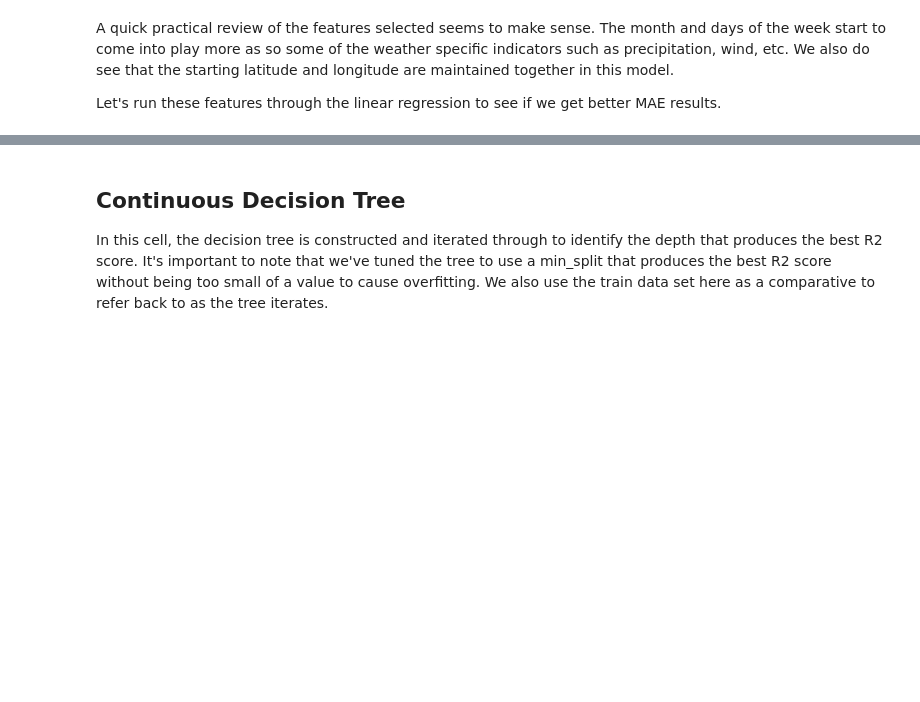
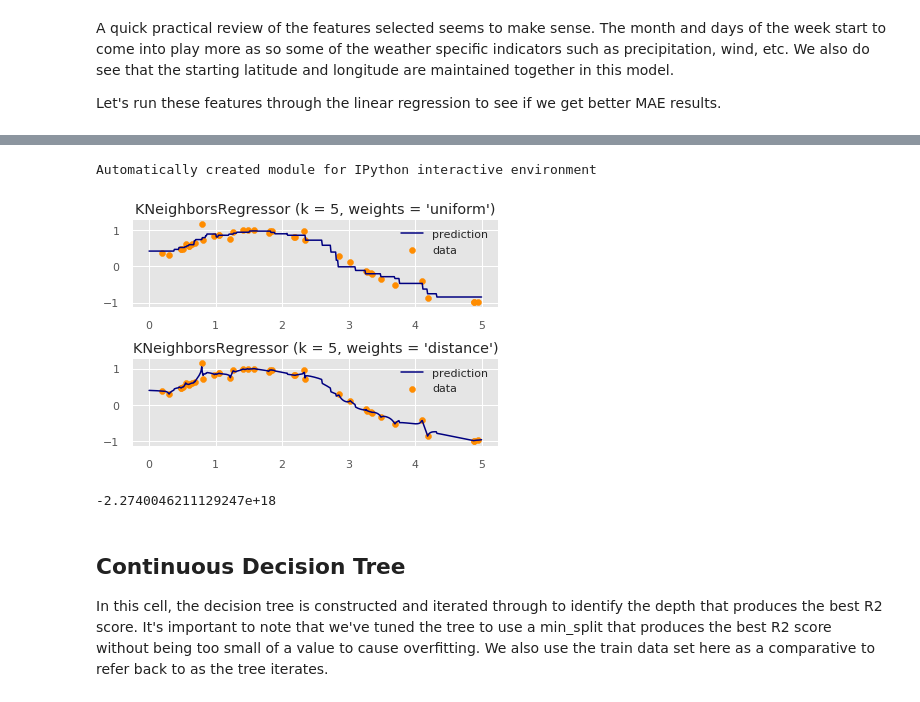
Before and after one commit to jbcroom/DS7331ProjectRepo, a Jupyter notebook: Project 2/JB_AR_BC_SO_Project_2.ipynb, the cells around one changed output, grey strips where cells are left out. Saved outputs shown, nothing was run; the diff lists cells and outputs as text; code cells hidden in the pictures; blank space fills up the shorter version.

Commit message:
Updates
Added correction for regression
Added KNRegression code

```diff
--- a/Project 2/JB_AR_BC_SO_Project_2.ipynb
+++ b/Project 2/JB_AR_BC_SO_Project_2.ipynb
@@ -1527,3 +1603,56 @@ MAE is still poor compared to the original model. Let's look at other models for
+# %%
+print(__doc__)
+
+# Author: Alexandre Gramfort <alexandre.gramfort@inria.fr>
+#         Fabian Pedregosa <fabian.pedregosa@inria.fr>
+#
+# License: BSD 3 clause (C) INRIA
+
+
+# #############################################################################
+# Generate sample data
+import numpy as np
+import matplotlib.pyplot as plt
+from sklearn import neighbors
+
+np.random.seed(0)
+X = np.sort(5 * np.random.rand(40, 1), axis=0)
+T = np.linspace(0, 5, 500)[:, np.newaxis]
+y = np.sin(X).ravel()
+
+X = np.sort(5 * np.random.rand(40, 1), axis=0)
+T = np.linspace(0, 5, 500)[:, np.newaxis]
+y = np.sin(X).ravel()
+
+
+# Add noise to targets
+y[::5] += 1 * (0.5 - np.random.rand(8))
+
+# #############################################################################
+# Fit regression model
+n_neighbors = 5
+
+for i, weights in enumerate(['uniform', 'distance']):
+    knn = neighbors.KNeighborsRegressor(n_neighbors, weights=weights)
+    y_ = knn.fit(X, y).predict(T)
+
+    plt.subplot(2, 1, i + 1)
+    plt.scatter(X, y, color='darkorange', label='data')
+    plt.plot(T, y_, color='navy', label='prediction')
+    plt.axis('tight')
+    plt.legend()
+    plt.title("KNeighborsRegressor (k = %i, weights = '%s')" % (n_neighbors,
+                                                                weights))
+
+plt.tight_layout()
+plt.show()
+# %% [output]
+Automatically created module for IPython interactive environment
+[figure, added]
+# %%
+predict_ev
+# %% [output]
+-2.2740046211129247e+18
 # %% [markdown]
 ## Continuous Decision Tree
 In this cell, the decision tree is constructed and iterated through to identify the depth that produces the best R2 score. It's important to note that we've tuned the tree to use a min_split that produces the best R2 score without being too small of a value to cause overfitting. We also use the train data set here as a comparative to refer back to as the tree iterates.
```
Also changed, not shown: parts of 21 cells of this notebook.
